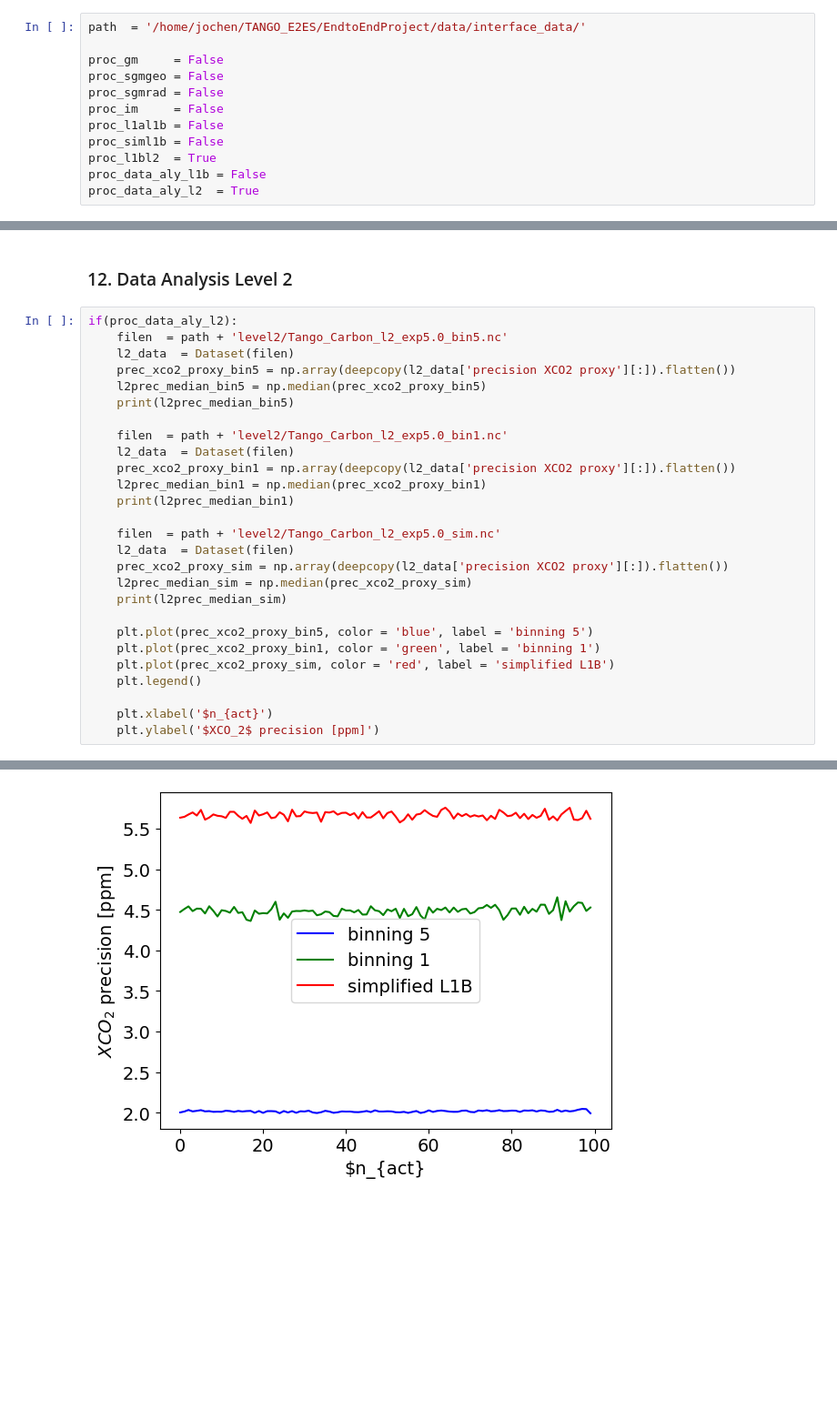
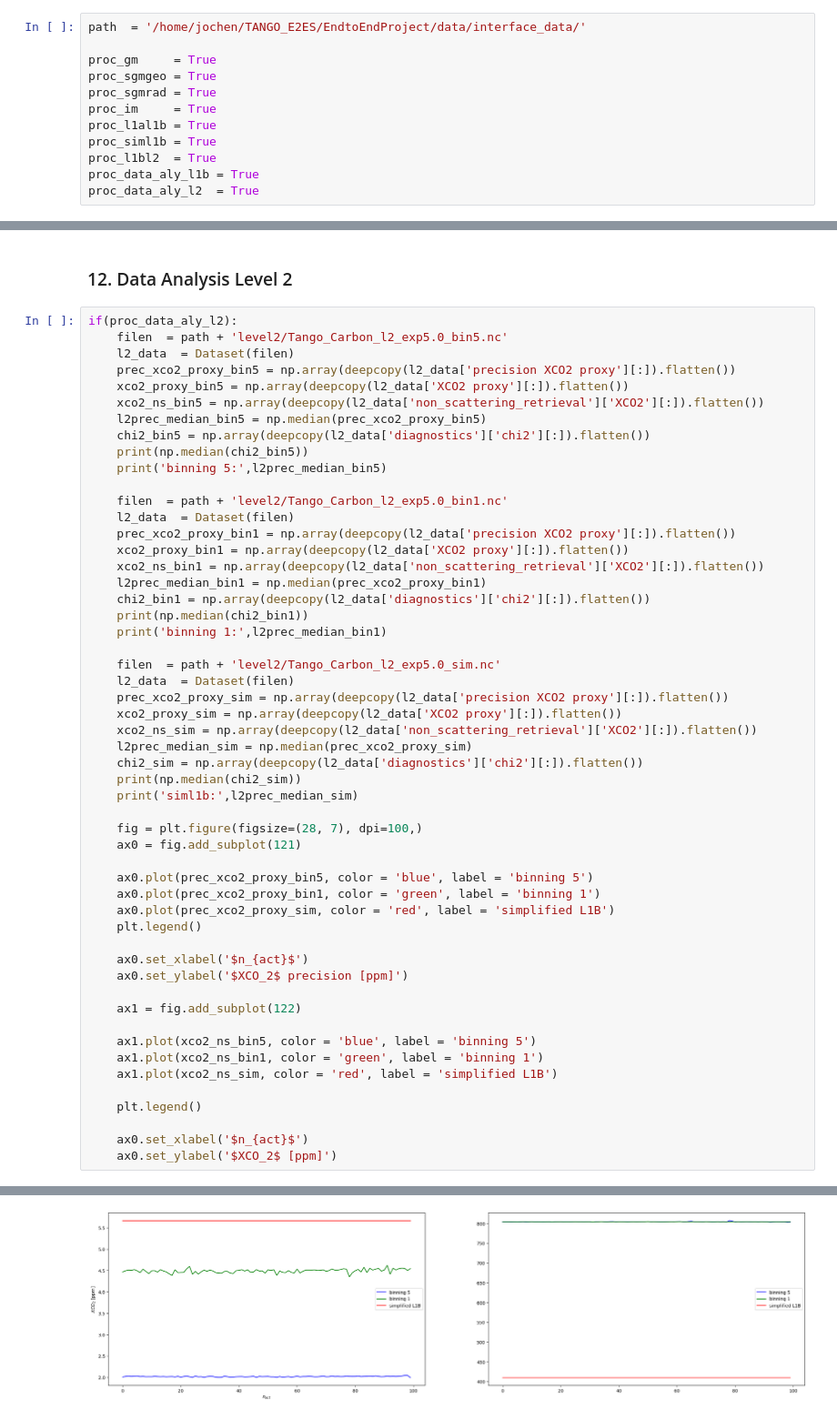
Before and after one commit to undomained/teds, a Jupyter notebook: examples/exp5_snr/exp5.0_snr_requirement_test.ipynb, the cells around one changed output, grey strips where cells are left out. Shown: that part at 91% size. Cells and saved outputs as stored; diff of their text form; blank space fills up the shorter version.

```diff
--- a/examples/exp5_snr/exp5.0_snr_requirement_test.ipynb
+++ b/examples/exp5_snr/exp5.0_snr_requirement_test.ipynb
@@ -31,14 +32,14 @@ from teds.siml1b import simplified_instrument_model_and_l1b_processor
 # %%
 path  = '/home/jochen/TANGO_E2ES/EndtoEndProject/data/interface_data/'
 
-proc_gm     = False
-proc_sgmgeo = False
-proc_sgmrad = False
-proc_im     = False
-proc_l1al1b = False
-proc_siml1b = False
+proc_gm     = True
+proc_sgmgeo = True
+proc_sgmrad = True
+proc_im     = True
+proc_l1al1b = True
+proc_siml1b = True
 proc_l1bl2  = True
-proc_data_aly_l1b = False
+proc_data_aly_l1b = True
 proc_data_aly_l2  = True
 # %% [markdown]
 ### 4. GM
@@ -207,26 +214,52 @@ if(proc_data_aly_l2):
     filen  = path + 'level2/Tango_Carbon_l2_exp5.0_bin5.nc'
     l2_data  = Dataset(filen)
     prec_xco2_proxy_bin5 = np.array(deepcopy(l2_data['precision XCO2 proxy'][:]).flatten())
+    xco2_proxy_bin5 = np.array(deepcopy(l2_data['XCO2 proxy'][:]).flatten())
+    xco2_ns_bin5 = np.array(deepcopy(l2_data['non_scattering_retrieval']['XCO2'][:]).flatten())
     l2prec_median_bin5 = np.median(prec_xco2_proxy_bin5)
-    print(l2prec_median_bin5)
+    chi2_bin5 = np.array(deepcopy(l2_data['diagnostics']['chi2'][:]).flatten())
+    print(np.median(chi2_bin5))
+    print('binning 5:',l2prec_median_bin5)
 
     filen  = path + 'level2/Tango_Carbon_l2_exp5.0_bin1.nc'
     l2_data  = Dataset(filen)
     prec_xco2_proxy_bin1 = np.array(deepcopy(l2_data['precision XCO2 proxy'][:]).flatten())
+    xco2_proxy_bin1 = np.array(deepcopy(l2_data['XCO2 proxy'][:]).flatten())
+    xco2_ns_bin1 = np.array(deepcopy(l2_data['non_scattering_retrieval']['XCO2'][:]).flatten())
     l2prec_median_bin1 = np.median(prec_xco2_proxy_bin1)
-    print(l2prec_median_bin1)
+    chi2_bin1 = np.array(deepcopy(l2_data['diagnostics']['chi2'][:]).flatten())
+    print(np.median(chi2_bin1))
+    print('binning 1:',l2prec_median_bin1)
 
     filen  = path + 'level2/Tango_Carbon_l2_exp5.0_sim.nc'
     l2_data  = Dataset(filen)
     prec_xco2_proxy_sim = np.array(deepcopy(l2_data['precision XCO2 proxy'][:]).flatten())
+    xco2_proxy_sim = np.array(deepcopy(l2_data['XCO2 proxy'][:]).flatten())
+    xco2_ns_sim = np.array(deepcopy(l2_data['non_scattering_retrieval']['XCO2'][:]).flatten())
     l2prec_median_sim = np.median(prec_xco2_proxy_sim)
-    print(l2prec_median_sim)
+    chi2_sim = np.array(deepcopy(l2_data['diagnostics']['chi2'][:]).flatten())
+    print(np.median(chi2_sim))
+    print('siml1b:',l2prec_median_sim)
 
-    plt.plot(prec_xco2_proxy_bin5, color = 'blue', label = 'binning 5')
-    plt.plot(prec_xco2_proxy_bin1, color = 'green', label = 'binning 1')
-    plt.plot(prec_xco2_proxy_sim, color = 'red', label = 'simplified L1B')
+    fig = plt.figure(figsize=(28, 7), dpi=100,)
+    ax0 = fig.add_subplot(121)
+
+    ax0.plot(prec_xco2_proxy_bin5, color = 'blue', label = 'binning 5')
+    ax0.plot(prec_xco2_proxy_bin1, color = 'green', label = 'binning 1')
+    ax0.plot(prec_xco2_proxy_sim, color = 'red', label = 'simplified L1B')
     plt.legend()
 
-    plt.xlabel('$n_{act}')
-    plt.ylabel('$XCO_2$ precision [ppm]')
+    ax0.set_xlabel('$n_{act}$')
+    ax0.set_ylabel('$XCO_2$ precision [ppm]')
+
+    ax1 = fig.add_subplot(122)
+
+    ax1.plot(xco2_ns_bin5, color = 'blue', label = 'binning 5')
+    ax1.plot(xco2_ns_bin1, color = 'green', label = 'binning 1')
+    ax1.plot(xco2_ns_sim, color = 'red', label = 'simplified L1B')
+
+    plt.legend()
+
+    ax0.set_xlabel('$n_{act}$')
+    ax0.set_ylabel('$XCO_2$ [ppm]')
 # %% [output]
@@ -236 +272 @@ if(proc_data_aly_l2):
-[figure, old version]
+[figure, new version]
```
Also changed, not shown: parts of 6 cells of this notebook, 1 other file.
